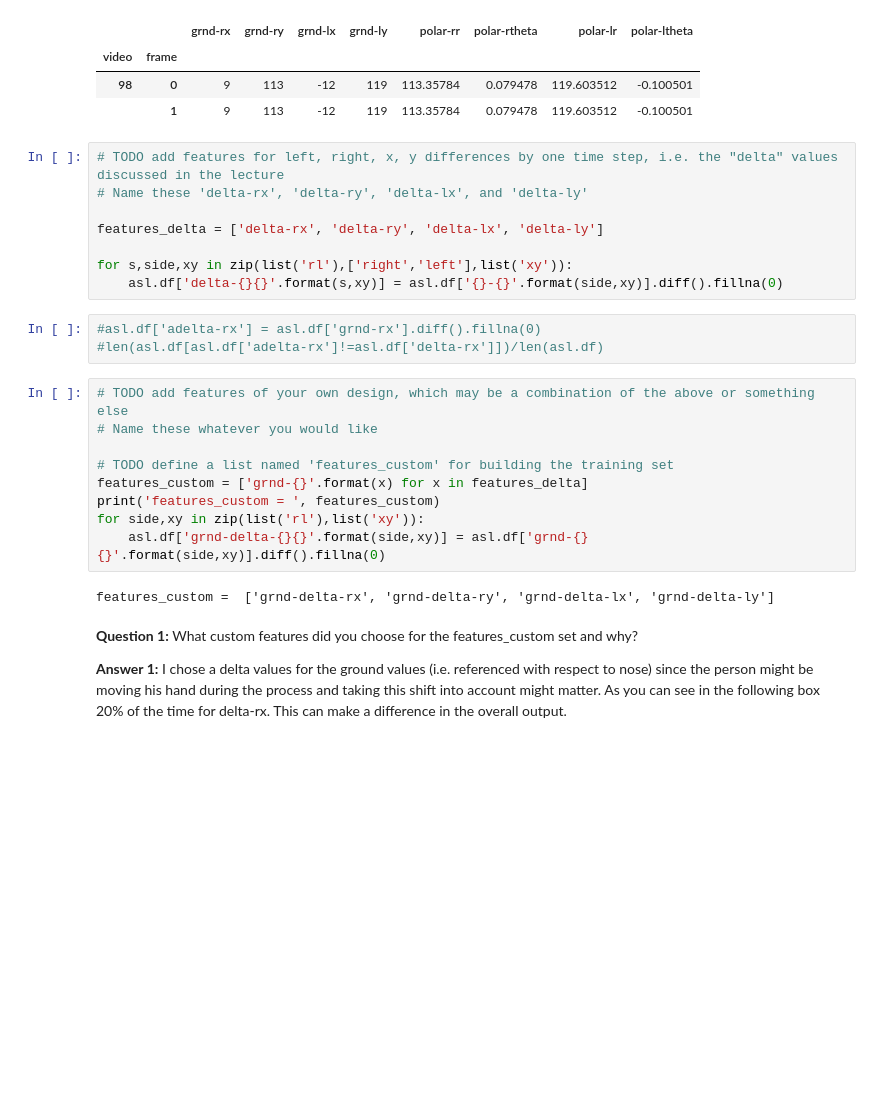
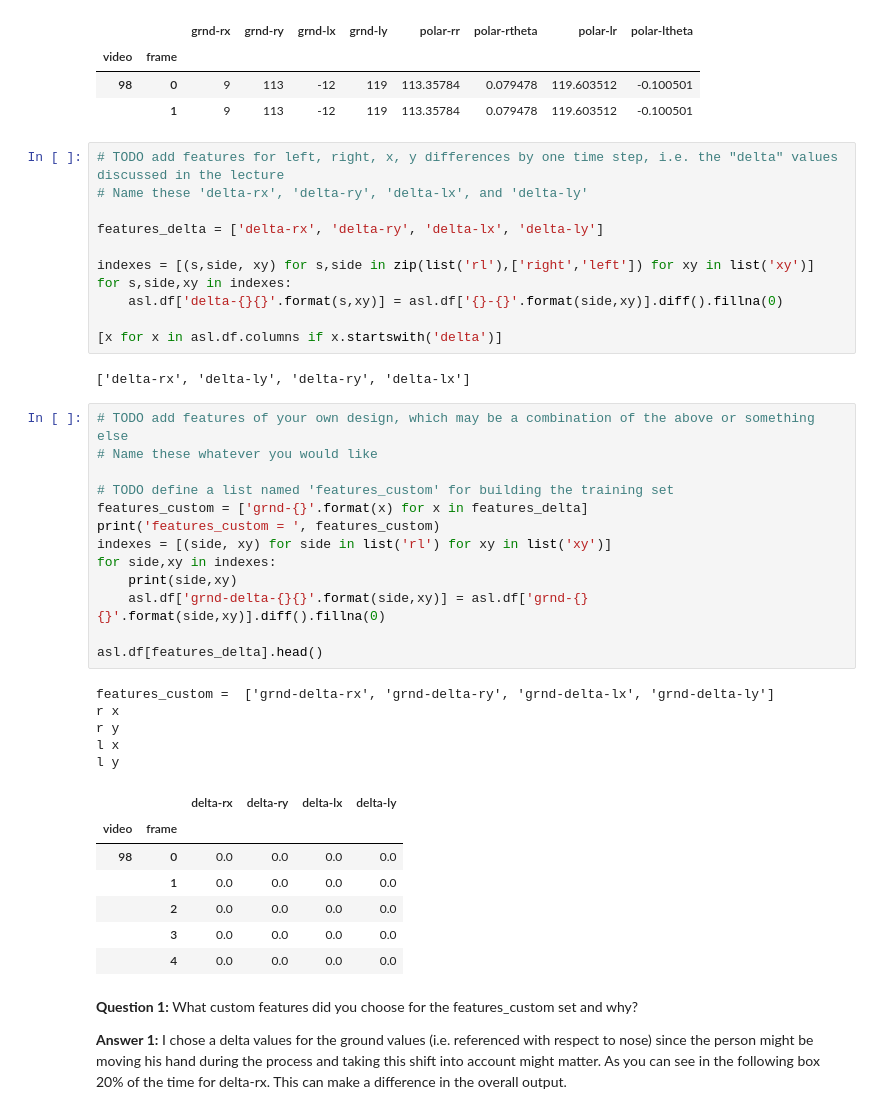
Before and after one commit to ergut/aind-recognizer, a Jupyter notebook: asl_recognizer.ipynb, the cells around one changed output. Cells and saved outputs as stored; diff of their text form; blank space fills up the shorter version.

```diff
--- a/asl_recognizer.ipynb
+++ b/asl_recognizer.ipynb
@@ -237,22 +237,39 @@ asl.df[features_ground+features_polar].head(2)
 
 features_delta = ['delta-rx', 'delta-ry', 'delta-lx', 'delta-ly']
 
-for s,side,xy in zip(list('rl'),['right','left'],list('xy')):
+indexes = [(s,side, xy) for s,side in zip(list('rl'),['right','left']) for xy in list('xy')]
+for s,side,xy in indexes:
     asl.df['delta-{}{}'.format(s,xy)] = asl.df['{}-{}'.format(side,xy)].diff().fillna(0)
+
+[x for x in asl.df.columns if x.startswith('delta')]
+# %% [output]
+['delta-rx', 'delta-ly', 'delta-ry', 'delta-lx']
-# %%
-#asl.df['adelta-rx'] = asl.df['grnd-rx'].diff().fillna(0)
-#len(asl.df[asl.df['adelta-rx']!=asl.df['delta-rx']])/len(asl.df)
 # %%
 # TODO add features of your own design, which may be a combination of the above or something else
 # Name these whatever you would like
 
 # TODO define a list named 'features_custom' for building the training set
 features_custom = ['grnd-{}'.format(x) for x in features_delta]
 print('features_custom = ', features_custom)
-for side,xy in zip(list('rl'),list('xy')):
+indexes = [(side, xy) for side in list('rl') for xy in list('xy')]
+for side,xy in indexes:
+    print(side,xy)
     asl.df['grnd-delta-{}{}'.format(side,xy)] = asl.df['grnd-{}{}'.format(side,xy)].diff().fillna(0)
+
+asl.df[features_delta].head()
 # %% [output]
 features_custom =  ['grnd-delta-rx', 'grnd-delta-ry', 'grnd-delta-lx', 'grnd-delta-ly']
+r x
+r y
+l x
+l y
+|  |  | delta-rx | delta-ry | delta-lx | delta-ly |
+| video | frame |  |  |  |  |
+| 98 | 0 | 0.0 | 0.0 | 0.0 | 0.0 |
+|  | 1 | 0.0 | 0.0 | 0.0 | 0.0 |
+|  | 2 | 0.0 | 0.0 | 0.0 | 0.0 |
+|  | 3 | 0.0 | 0.0 | 0.0 | 0.0 |
+|  | 4 | 0.0 | 0.0 | 0.0 | 0.0 |
 # %% [markdown]
 **Question 1:**  What custom features did you choose for the features_custom set and why?
 
```
Also changed, not shown: parts of 3 cells of this notebook, 2 other files.
